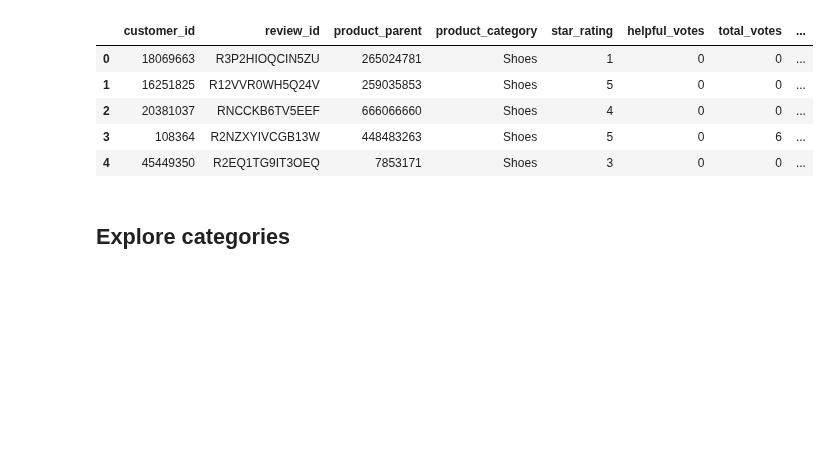
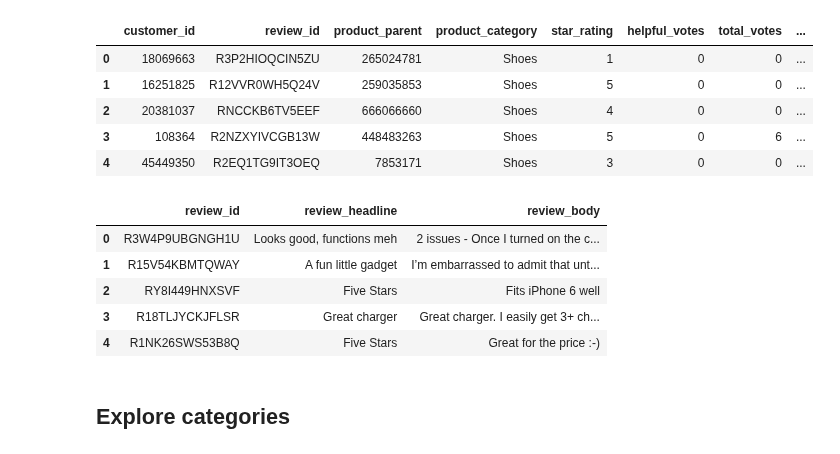
Before and after one commit to pjuda/ada-project, a Jupyter notebook: amazon-project.ipynb, the cells around one changed output. Drawn from its saved outputs; the diff is of its cells as text; code cells hidden in the pictures; blank space fills up the shorter version.

Commit message:
Add handling of text with fastparquet
Modify also the read parquet function and use pyarrow
as backend (as it was used before).
However, we need fastparquet for big text reviews.

```diff
--- a/amazon-project.ipynb
+++ b/amazon-project.ipynb
@@ -11,7 +12,7 @@ import matplotlib.pyplot as plt
 # IMPORTANT! I cleaned up the parquet directory and uploaded the new version here:
 # https://drive.google.com/open?id=1CkC4OMzkUiwjt7un_K6jhMlBVD1L4t5o
 # please download it and extract to the right directory. You can delete old parquet files.
-PARQUET_DIR = '../parquet/'
+PARQUET_DIR = './parquet/'
 # %%
 #US reviews by category
 with open('category_reviews.pickle', 'rb') as file:
@@ -48,6 +50,19 @@ read_DataFrame('Shoes').head()
 | 2 | 20381037 | RNCCKB6TV5EEF | 666066660 | Shoes | 4 | 0 | 0 | ... |
 | 3 | 108364 | R2NZXYIVCGB13W | 448483263 | Shoes | 5 | 0 | 6 | ... |
 | 4 | 45449350 | R2EQ1TG9IT3OEQ | 7853171 | Shoes | 3 | 0 | 0 | ... |
+# %%
+# we need fastparquet here because pyarrow cannot load the long strings
+# However, fastparquet needs a full path, which is not a big problem as we analyse only some text sets
+
+# it's ugly but it works
+pd.read_parquet(PARQUET_DIR+'Wireless_text.parquet.gzip/'+'part-00000-321618fb-c8f4-49c2-a9bb-a4afbf170e56-c000.gz.parquet', engine='fastparquet').head()
+# %% [output]
+|  | review_id | review_headline | review_body |
+| 0 | R3W4P9UBGNGH1U | Looks good, functions meh | 2 issues - Once I turned on the c... |
+| 1 | R15V54KBMTQWAY | A fun little gadget | I’m embarrassed to admit that unt... |
+| 2 | RY8I449HNXSVF | Five Stars | Fits iPhone 6 well |
+| 3 | R18TLJYCKJFLSR | Great charger | Great charger. I easily get 3+ ch... |
+| 4 | R1NK26SWS53B8Q | Five Stars | Great for the price :-) |
 # %% [markdown]
 ## Explore categories
 # %% [markdown]
```
Also changed, not shown: parts of 2 cells of this notebook.
